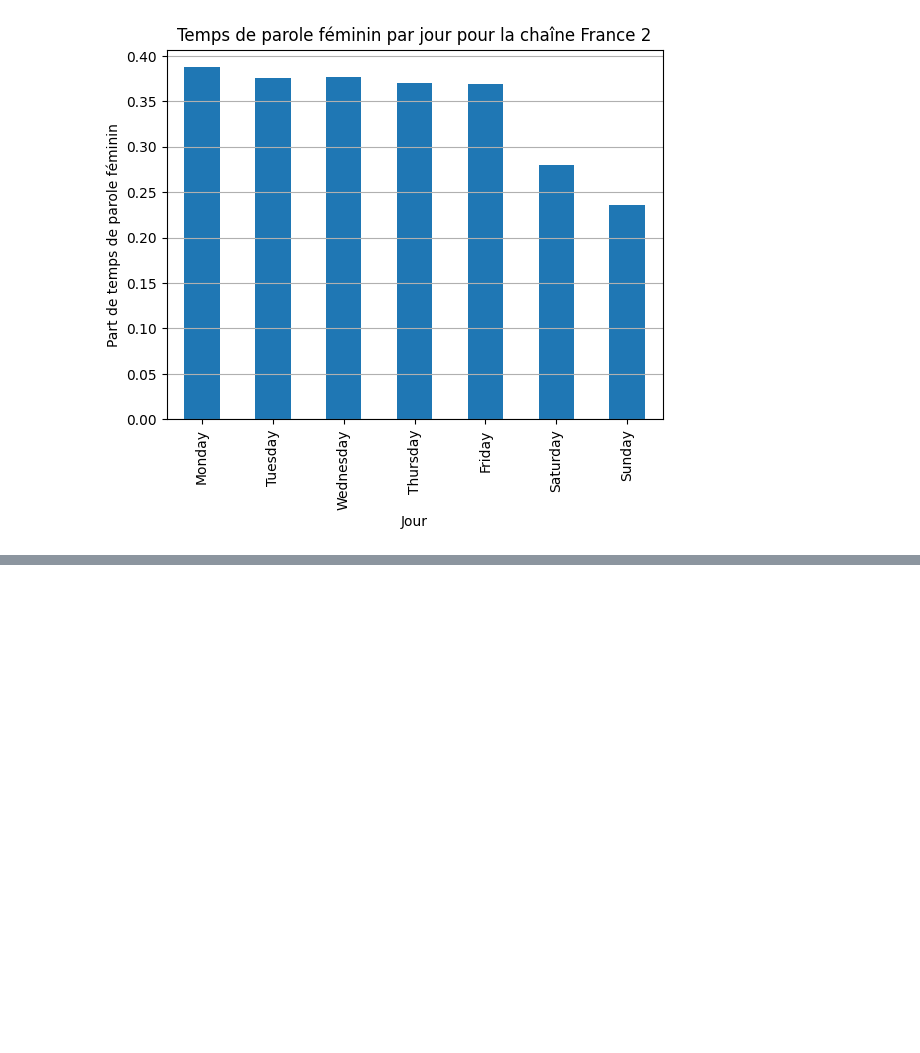
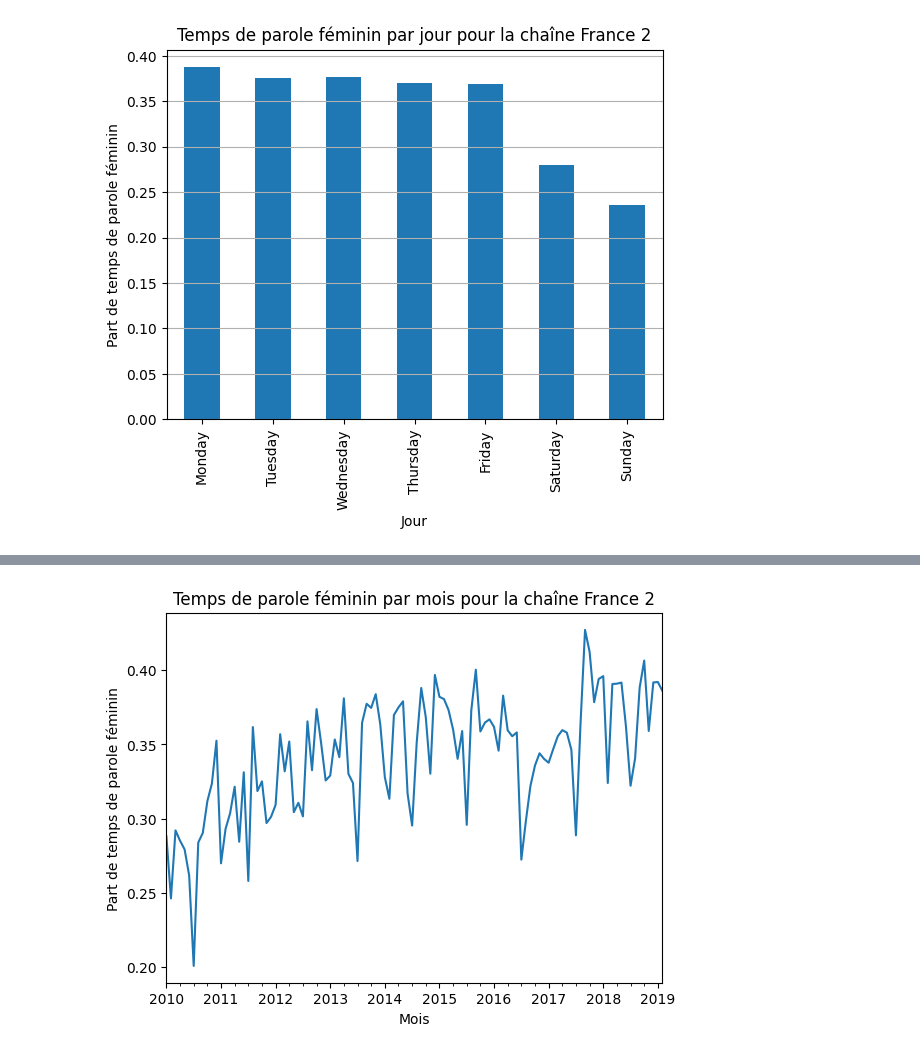
Before and after one commit to Gstrems/Projet_python_2A, a Jupyter notebook: stat_explo_parite.ipynb, the cells around one changed output, grey strips where cells are left out. Cells and saved outputs as stored; diff of their text form; code cells hidden in the pictures; blank space fills up the shorter version.

```diff
--- a/stat_explo_parite.ipynb
+++ b/stat_explo_parite.ipynb
@@ -96,0 +135,5 @@ diagramme_temps_parole_jour('FR2')
+# %%
+# France 2 : baisses récurrentes en été : Tour de France ?
+diagramme_temps_parole_evolution('FR2')
+# %% [output]
+[figure, added]
```
Also changed, not shown: parts of 9 cells of this notebook.
